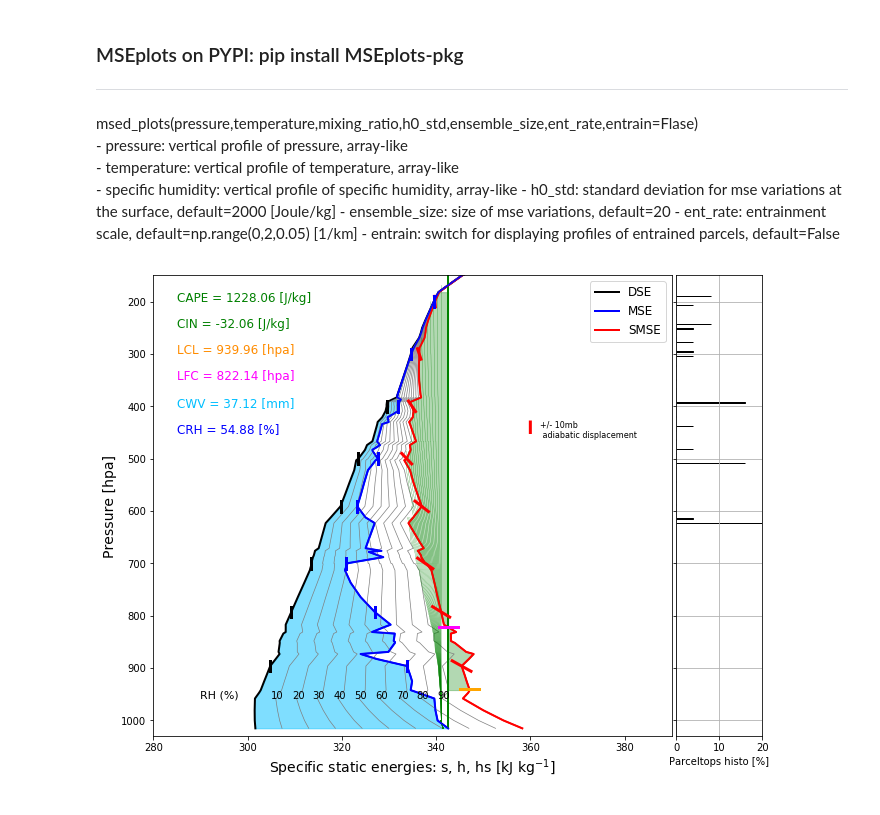
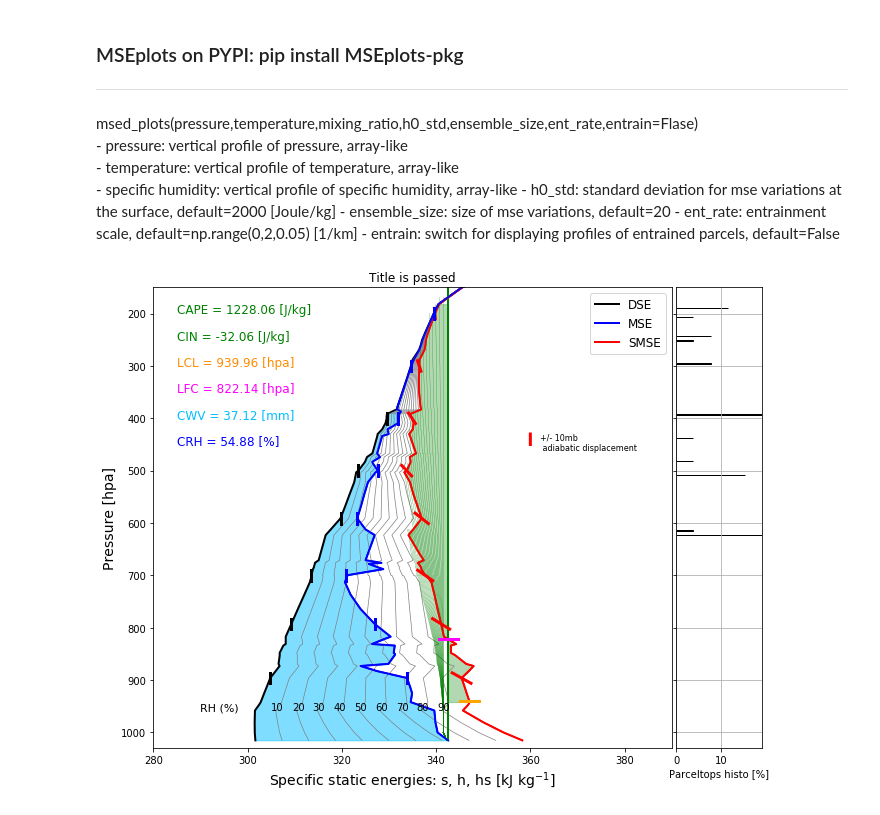
Before and after one commit to brianmapes/MSEplot, a Jupyter notebook: MSEplots-pkg_MetpyDependent/MSEpkg_demo.ipynb, the cells around one changed output. Drawn from its saved outputs; the diff is of its cells as text; code cells hidden in the pictures.

```diff
--- a/MSEplots-pkg_MetpyDependent/MSEpkg_demo.ipynb
+++ b/MSEplots-pkg_MetpyDependent/MSEpkg_demo.ipynb
@@ -31,8 +31,9 @@ from metpy.units import units
 q = mixing_ratio(saturation_vapor_pressure(Temp_dew*units.degC),pressure*units.mbar)
 q = specific_humidity_from_mixing_ratio(q)
 # %%
-ax = mpt.msed_plots(pressure, Temp ,q , h0_std=2000, ensemble_size=1, ent_rate=np.arange(0,2,0.01), entrain=True, )
+ax = mpt.msed_plots(pressure, Temp ,q , h0_std=2000, ensemble_size=1, ent_rate=np.arange(0,2,0.01), entrain=True,
+                    title="Title is passed")
 # mpt.add_RCEREF(ax, cooling=-2,heatflux=180)
 # mpt.add_curves_Wyoming(ax, datetime(2018,11,10,12),'MFL',linewidth=1.0)
 # %% [output]
-[figure, old version]
+[figure, new version]
```
